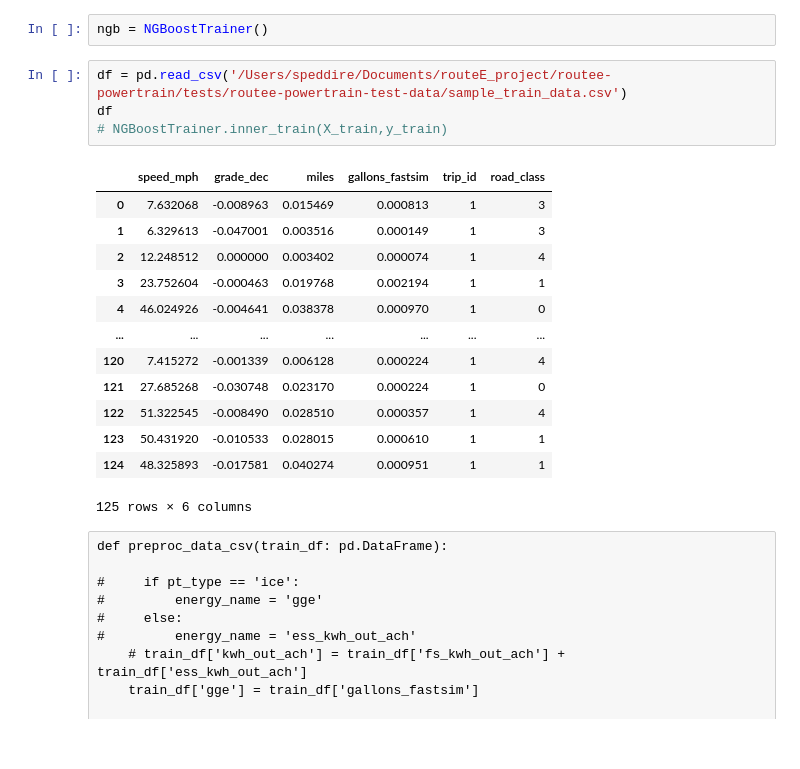
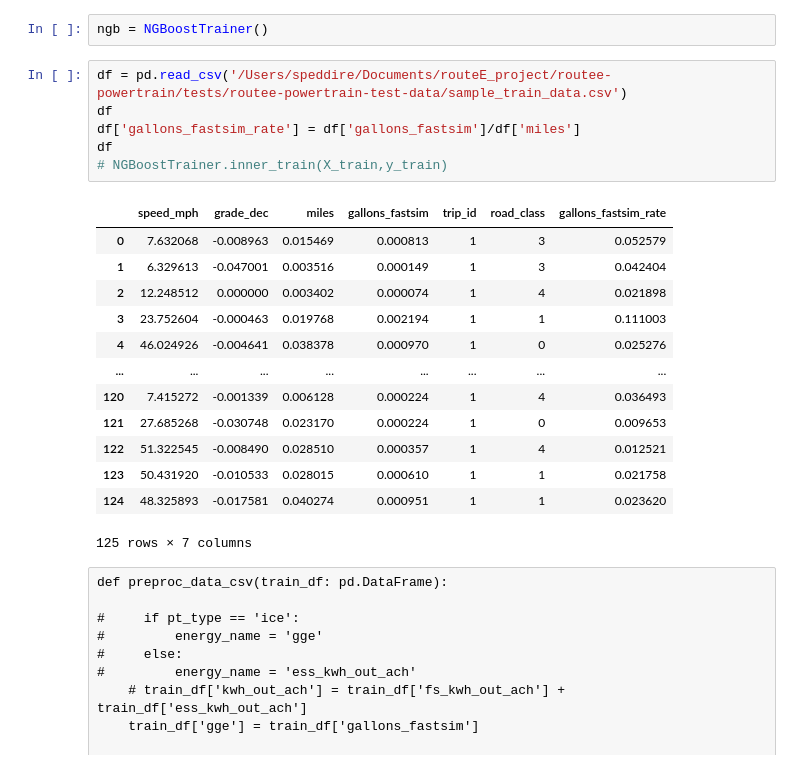
Before and after one commit to NREL/routee-powertrain, a Jupyter notebook: nrel/routee/powertrain/test.ipynb, the cells around one changed output. Drawn from its saved outputs; the diff is of its cells as text.

```diff
--- a/nrel/routee/powertrain/test.ipynb
+++ b/nrel/routee/powertrain/test.ipynb
@@ -46,21 +102,23 @@ ngb = NGBoostTrainer()
 # %%
 df = pd.read_csv('/Users/speddire/Documents/routeE_project/routee-powertrain/tests/routee-powertrain-test-data/sample_train_data.csv')
 df
+df['gallons_fastsim_rate'] = df['gallons_fastsim']/df['miles']
+df
 # NGBoostTrainer.inner_train(X_train,y_train)
 # %% [output]
-|  | speed_mph | grade_dec | miles | gallons_fastsim | trip_id | road_class |
-| 0 | 7.632068 | -0.008963 | 0.015469 | 0.000813 | 1 | 3 |
-| 1 | 6.329613 | -0.047001 | 0.003516 | 0.000149 | 1 | 3 |
-| 2 | 12.248512 | 0.000000 | 0.003402 | 0.000074 | 1 | 4 |
-| 3 | 23.752604 | -0.000463 | 0.019768 | 0.002194 | 1 | 1 |
-| 4 | 46.024926 | -0.004641 | 0.038378 | 0.000970 | 1 | 0 |
-| ... | ... | ... | ... | ... | ... | ... |
-| 120 | 7.415272 | -0.001339 | 0.006128 | 0.000224 | 1 | 4 |
-| 121 | 27.685268 | -0.030748 | 0.023170 | 0.000224 | 1 | 0 |
-| 122 | 51.322545 | -0.008490 | 0.028510 | 0.000357 | 1 | 4 |
-| 123 | 50.431920 | -0.010533 | 0.028015 | 0.000610 | 1 | 1 |
-| 124 | 48.325893 | -0.017581 | 0.040274 | 0.000951 | 1 | 1 |
+|  | speed_mph | grade_dec | miles | gallons_fastsim | trip_id | road_class | gallons_fastsim_rate |
+| 0 | 7.632068 | -0.008963 | 0.015469 | 0.000813 | 1 | 3 | 0.052579 |
+| 1 | 6.329613 | -0.047001 | 0.003516 | 0.000149 | 1 | 3 | 0.042404 |
+| 2 | 12.248512 | 0.000000 | 0.003402 | 0.000074 | 1 | 4 | 0.021898 |
+| 3 | 23.752604 | -0.000463 | 0.019768 | 0.002194 | 1 | 1 | 0.111003 |
+| 4 | 46.024926 | -0.004641 | 0.038378 | 0.000970 | 1 | 0 | 0.025276 |
+| ... | ... | ... | ... | ... | ... | ... | ... |
+| 120 | 7.415272 | -0.001339 | 0.006128 | 0.000224 | 1 | 4 | 0.036493 |
+| 121 | 27.685268 | -0.030748 | 0.023170 | 0.000224 | 1 | 0 | 0.009653 |
+| 122 | 51.322545 | -0.008490 | 0.028510 | 0.000357 | 1 | 4 | 0.012521 |
+| 123 | 50.431920 | -0.010533 | 0.028015 | 0.000610 | 1 | 1 | 0.021758 |
+| 124 | 48.325893 | -0.017581 | 0.040274 | 0.000951 | 1 | 1 | 0.023620 |
-125 rows × 6 columns
+125 rows × 7 columns
 # %% [raw]
 def preproc_data_csv(train_df: pd.DataFrame):
 
```
Also changed, not shown: parts of 16 cells of this notebook, 5 other files.
